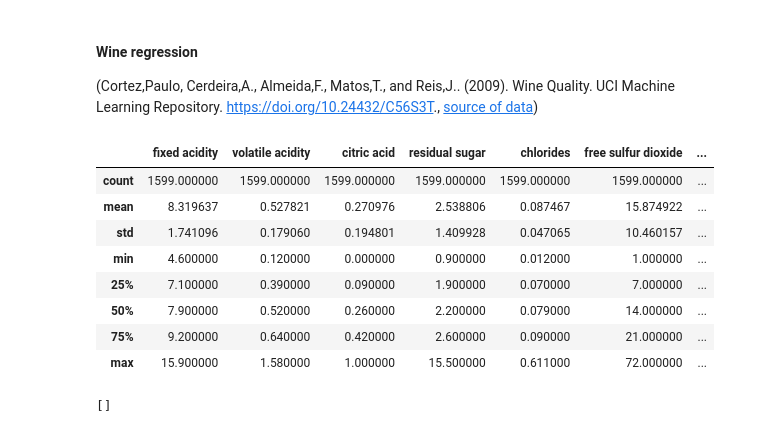
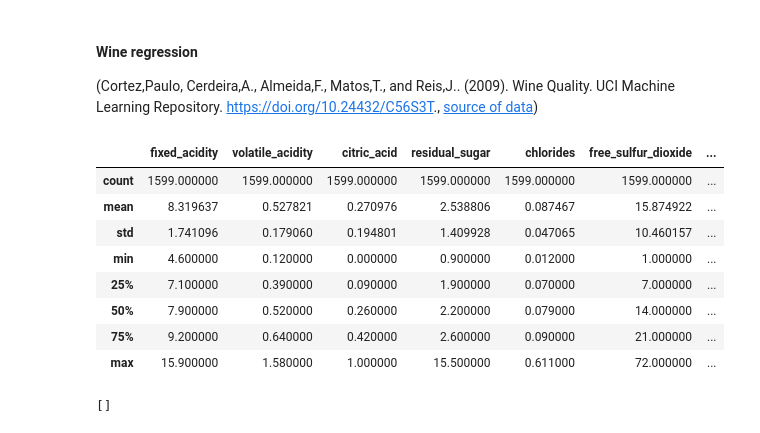
Before and after one commit to aleksejalex/EIEE9E_2024_ZS, a Jupyter notebook: PyPEF_09_regression.ipynb, the cells around one changed output. Saved outputs shown, nothing was run; the diff lists cells and outputs as text; code cells hidden in the pictures.

```diff
--- a/PyPEF_09_regression.ipynb
+++ b/PyPEF_09_regression.ipynb
@@ -287,10 +365,10 @@ RMSE: 0.693
 #### Wine regression
 (Cortez,Paulo, Cerdeira,A., Almeida,F., Matos,T., and Reis,J.. (2009). Wine Quality. UCI Machine Learning Repository. https://doi.org/10.24432/C56S3T., [source of data](https://archive.ics.uci.edu/dataset/186/wine+quality))
 # %%
-df_wine = pd.read_csv("https://gist.githubusercontent.com/aleksejalex/e63e1f9cf8f9ff90e70dff71e0228ab7/raw/db0080a35add55d5e07a006002248406cbcd48f4/wine.csv", delimiter=';')
+df_wine = pd.read_csv("https://gist.githubusercontent.com/aleksejalex/e63e1f9cf8f9ff90e70dff71e0228ab7/raw/d27a61ce5a76dfa9f02f977d32381ff3a3eb9f86/wine.csv", delimiter=';')
 df_wine.describe(include='all')
 # %% [output]
-|  | fixed acidity | volatile acidity | citric acid | residual sugar | chlorides | free sulfur dioxide | ... |
+|  | fixed_acidity | volatile_acidity | citric_acid | residual_sugar | chlorides | free_sulfur_dioxide | ... |
 | count | 1599.000000 | 1599.000000 | 1599.000000 | 1599.000000 | 1599.000000 | 1599.000000 | ... |
 | mean | 8.319637 | 0.527821 | 0.270976 | 2.538806 | 0.087467 | 15.874922 | ... |
 | std | 1.741096 | 0.179060 | 0.194801 | 1.409928 | 0.047065 | 10.460157 | ... |
```
Also changed, not shown: parts of 24 cells of this notebook, 1 other file.
